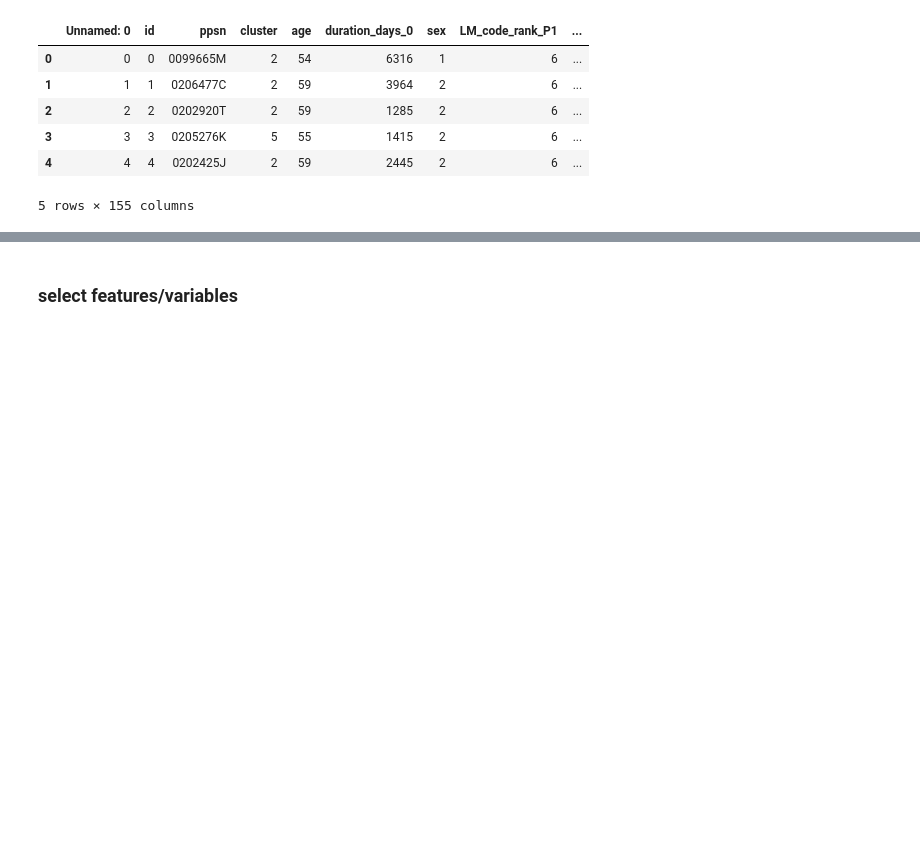
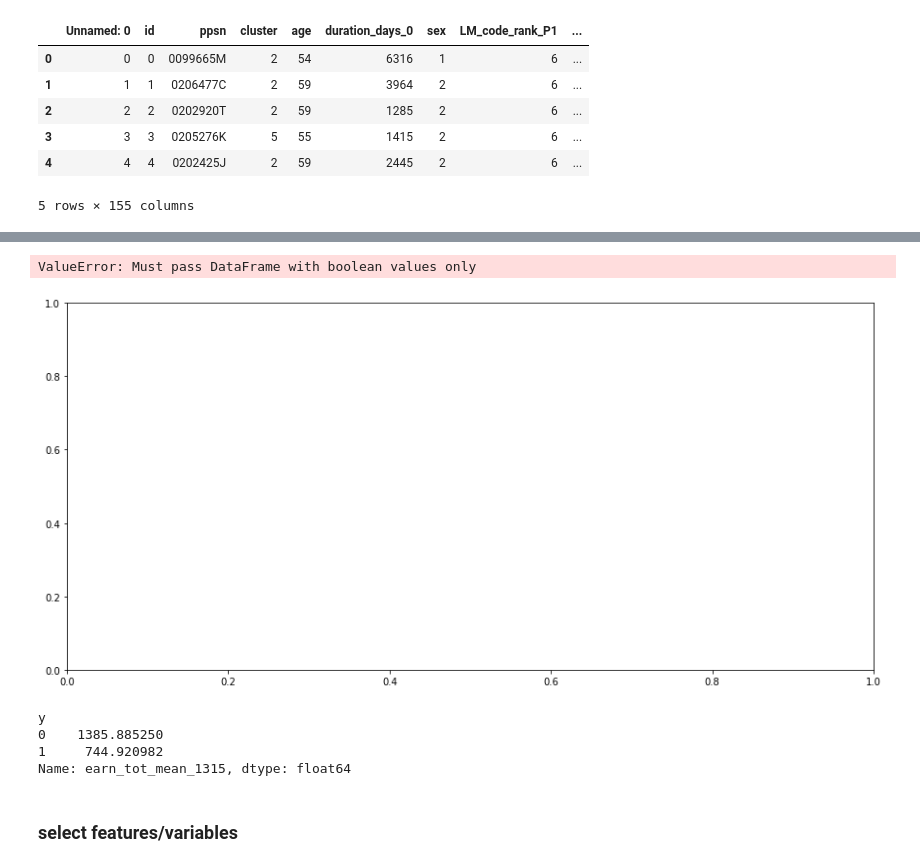
Before and after one commit to ciaranjudge/evaluation_jp, a Jupyter notebook: ModellingTreatment.ipynb, the cells around one changed output, grey strips where cells are left out. Cells and saved outputs as stored; diff of their text form; code cells hidden in the pictures; blank space fills up the shorter version.

Commit message:
With additional visualisation...
...but more to come

```diff
--- a/ModellingTreatment.ipynb
+++ b/ModellingTreatment.ipynb
@@ -131,3 +100,17 @@ df.drop('Unnamed: 0', axis=1,inplace = True)
+# %%
+fig, ax = plt.subplots(figsize=(15,7))
+df.groupby(['y', 'cluster']).mean()['earn_tot_mean_1315'].unstack().plot(df, kind='barh', ax=None, subplots=False, sharex=None, sharey=False, layout=None, figsize=None, use_index=True, title=None, legend=True)
+#data.groupby(['date','type']).count()['amount'].unstack().plot(ax=ax)
+# %% [output]
+ValueError: Must pass DataFrame with boolean values only
+[figure, added]
+# %%
+display(group_ycl)
+# %% [output]
+y
+0    1385.885250
+1     744.920982
+Name: earn_tot_mean_1315, dtype: float64
 # %% [markdown]
 ### select features/variables
 # %%
```
Also changed, not shown: parts of 72 cells of this notebook.
